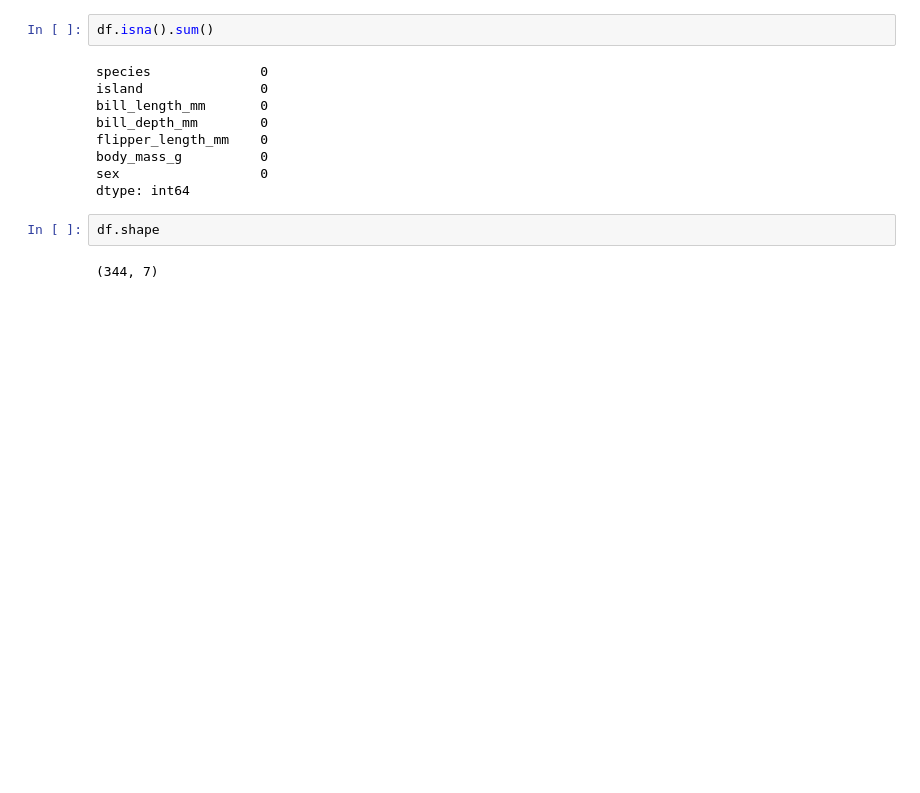
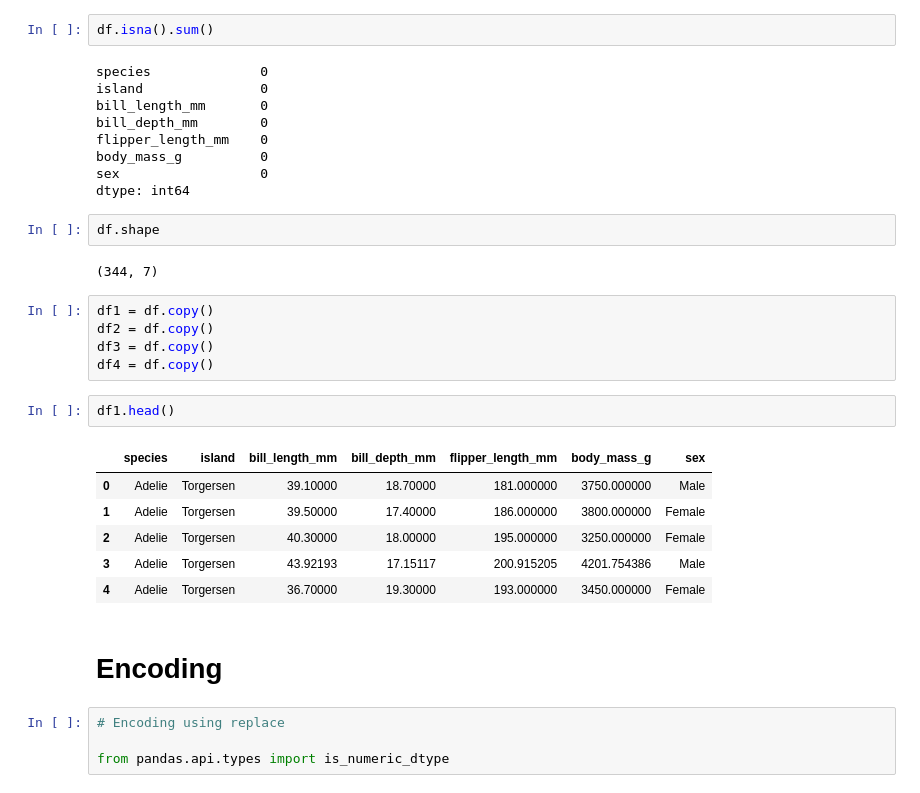
Before and after one commit to Bikram213/penguins_dataset_EDA., a Jupyter notebook: penguins_dataset_EDA.ipynb, the cells around one changed output. Saved outputs shown, nothing was run; the diff lists cells and outputs as text; blank space fills up the shorter version.

Commit message:
penguin dataset encoding using replace, lebel, ordinal

```diff
--- a/penguins_dataset_EDA.ipynb
+++ b/penguins_dataset_EDA.ipynb
@@ -213,3 +209,23 @@ dtype: int64
 df.shape
 # %% [output]
 (344, 7)
+# %%
+df1 = df.copy()
+df2 = df.copy()
+df3 = df.copy()
+df4 = df.copy()
+# %%
+df1.head()
+# %% [output]
+|  | species | island | bill_length_mm | bill_depth_mm | flipper_length_mm | body_mass_g | sex |
+| 0 | Adelie | Torgersen | 39.10000 | 18.70000 | 181.000000 | 3750.000000 | Male |
+| 1 | Adelie | Torgersen | 39.50000 | 17.40000 | 186.000000 | 3800.000000 | Female |
+| 2 | Adelie | Torgersen | 40.30000 | 18.00000 | 195.000000 | 3250.000000 | Female |
+| 3 | Adelie | Torgersen | 43.92193 | 17.15117 | 200.915205 | 4201.754386 | Male |
+| 4 | Adelie | Torgersen | 36.70000 | 19.30000 | 193.000000 | 3450.000000 | Female |
+# %% [markdown]
+# Encoding
+# %%
+# Encoding using replace
+
+from pandas.api.types import is_numeric_dtype
```
Also changed, not shown: parts of 16 cells of this notebook.
